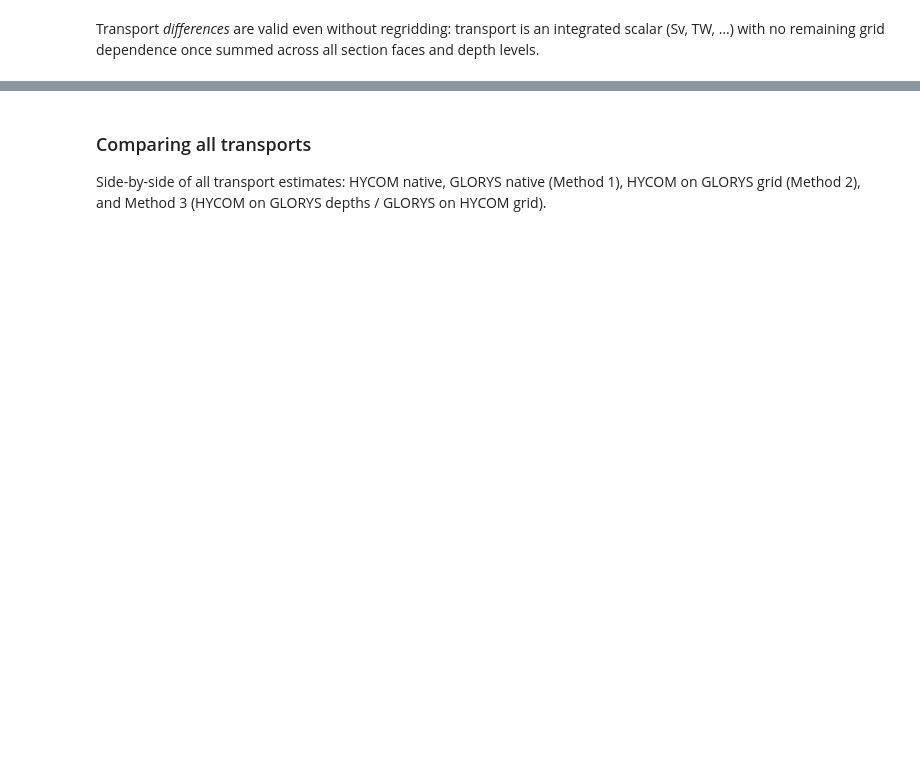
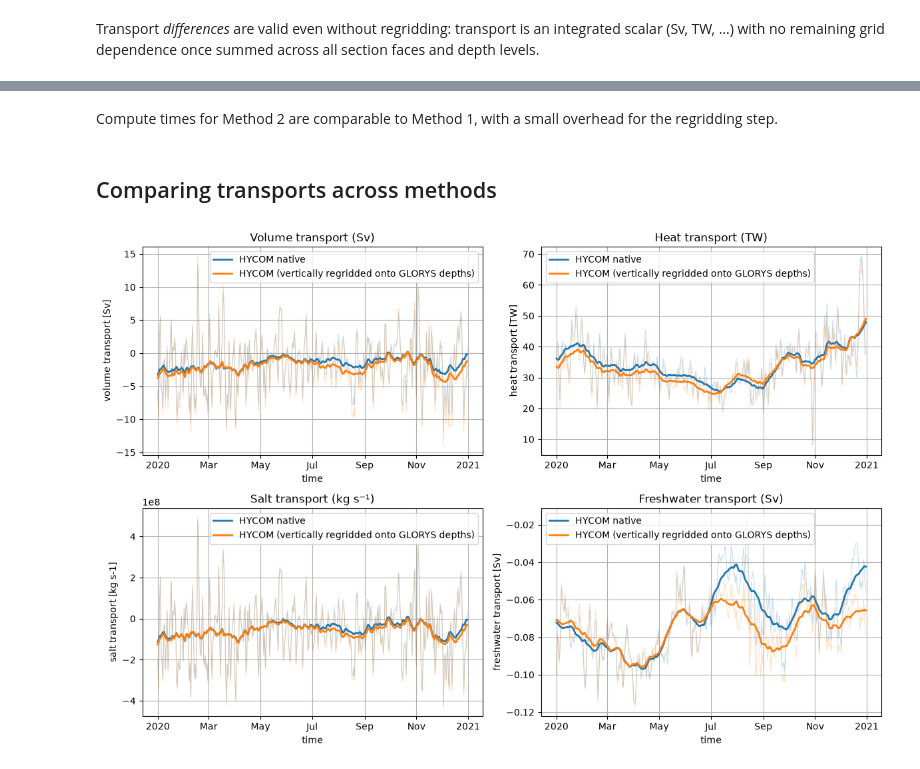
Before and after one commit to nansencenter/xhycom, a Jupyter notebook: docs/comparison_transects_transports.ipynb, the cells around one changed output, grey strips where cells are left out. Drawn from its saved outputs; the diff is of its cells as text; code cells hidden in the pictures; blank space fills up the shorter version.

```diff
--- a/docs/comparison_transects_transports.ipynb
+++ b/docs/comparison_transects_transports.ipynb
@@ -144,0 +354,3 @@ fig = plot_hycom_vs_glorys(sec0_hycom_m2, glorys_sec0)
+# %%
+# Convert cftime → datetime64 for joint plotting with GLORYS
+tr_hycom_m3 = tr_hycom_m3.assign_coords(time=tr_hycom_m3.indexes["time"].to_datetimeindex(time_unit="ns"))
@@ -183,5 +364,12 @@ plt.tight_layout()
-# %% [markdown]
-### Comparing all transports
-
-Side-by-side of all transport estimates: HYCOM native, GLORYS native (Method 1), HYCOM on GLORYS grid (Method 2), and Method 3 (HYCOM on GLORYS depths / GLORYS on HYCOM grid).
+# %% [markdown]
+Compute times for Method 2 are comparable to Method 1, with a small overhead for the regridding step.
+# %% [markdown]
+## Comparing transports across methods
+# %%
+fig = plot_transport_comparison({
+    "HYCOM native":          tr_hycom,
+    "HYCOM (vertically regridded onto GLORYS depths)":  tr_hycom_m3,
+})
+# %% [output]
+[figure, added]
 # %%
```
Also changed, not shown: parts of 58 cells of this notebook, 1 other file.
